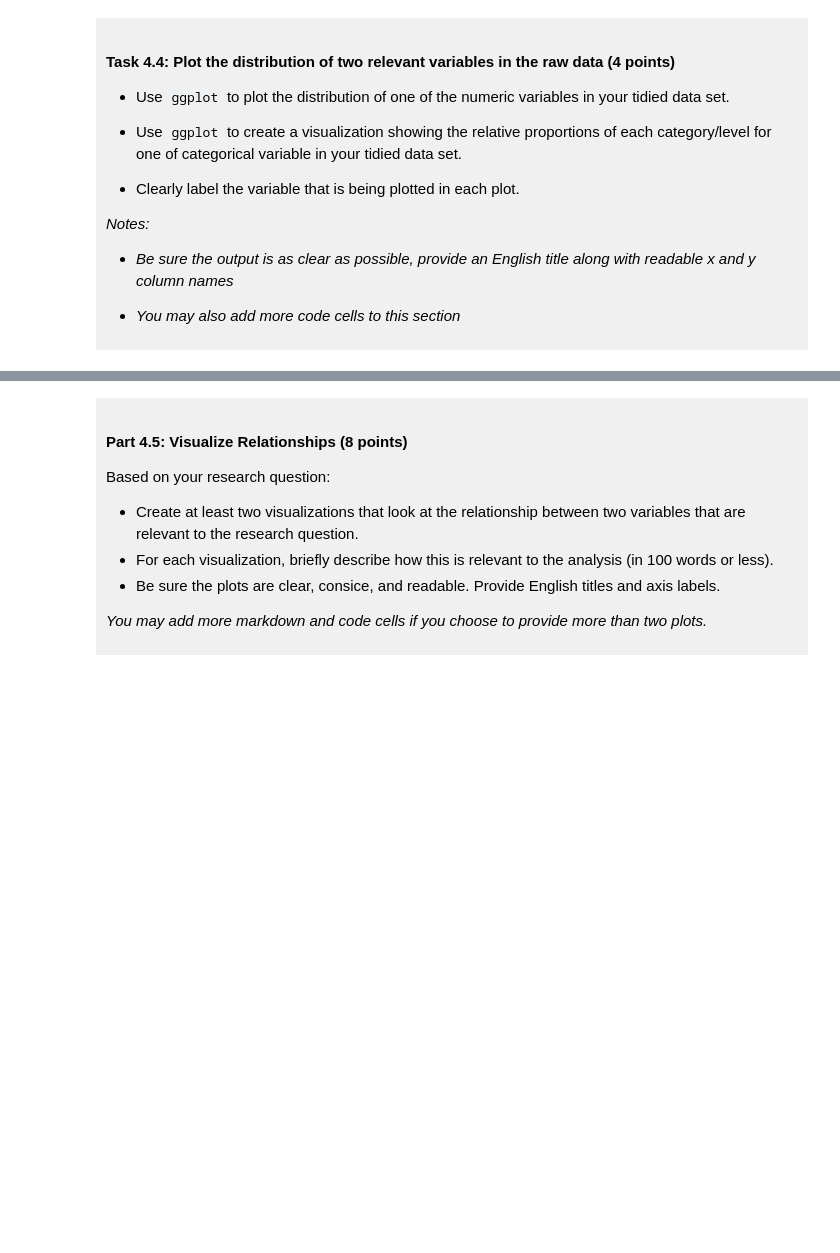
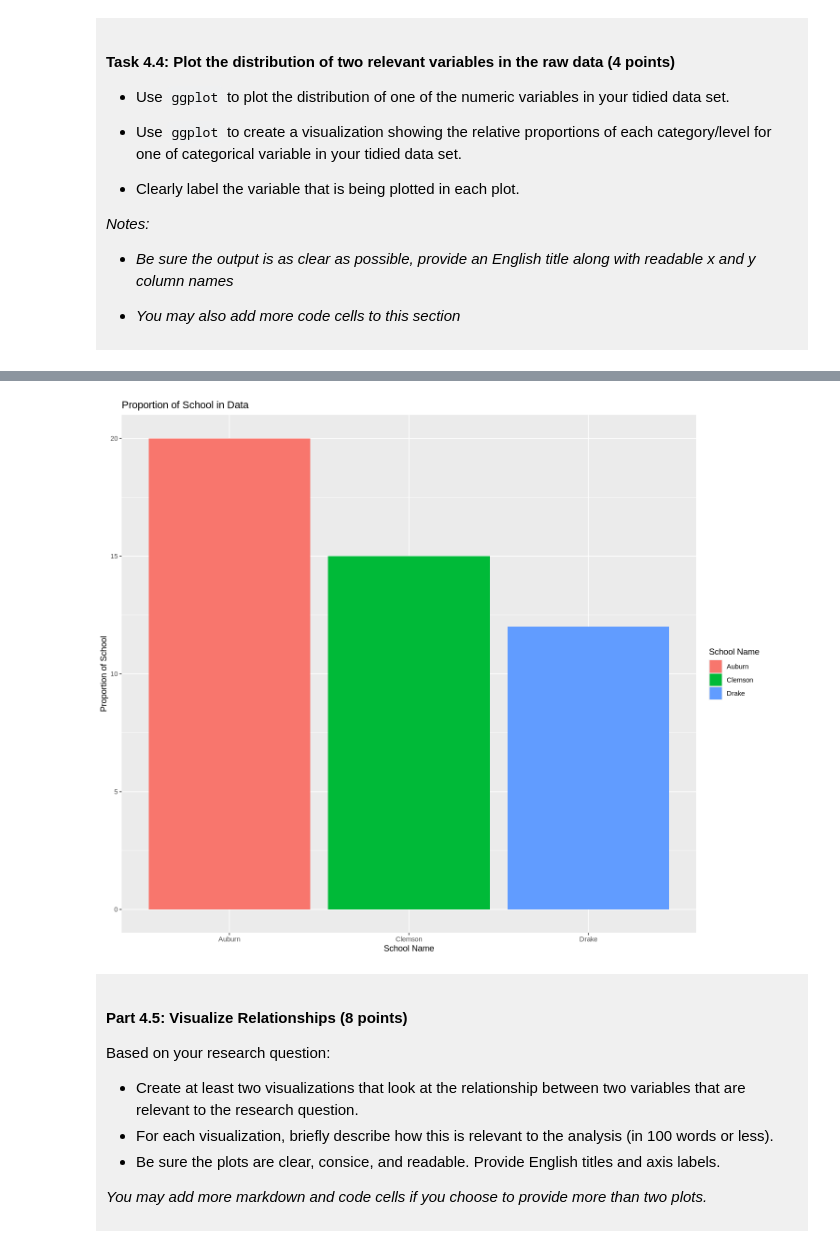
Before and after one commit to ksadani2006-afk/dsci-100-project-karma-elsaadani, a Jupyter notebook: dsci-100-project-notebook.ipynb, the cells around one changed output, grey strips where cells are left out. Cells and saved outputs as stored; diff of their text form; code cells hidden in the pictures; blank space fills up the shorter version.

```diff
--- a/dsci-100-project-notebook.ipynb
+++ b/dsci-100-project-notebook.ipynb
@@ -302,5 +381,13 @@ You will refine your research question (if needed) and produce a tidy data set.
 # %%
-### EDIT THIS CODE CELL FOR PLOT 2 ###
+### EDIT THIS CODE CELL FOR PLOT 2 ###\
+school_proportion <- ggplot(final_tidy_diverse_data, aes(x = school, fill = school)) +
+    geom_bar(position = "dodge") +
+   xlab("School Name") +
+   ylab("Proportion of School") +
+   labs(fill = "School Name") + ggtitle("Proportion of School in Data")
+reg_wins_by_total_percent
+# %% [output]
+[figure, added]
 # %% [markdown]
 <div style="background-color: #f0f0f0; padding: 10px;">
 
```
Also changed, not shown: parts of 13 cells of this notebook.
